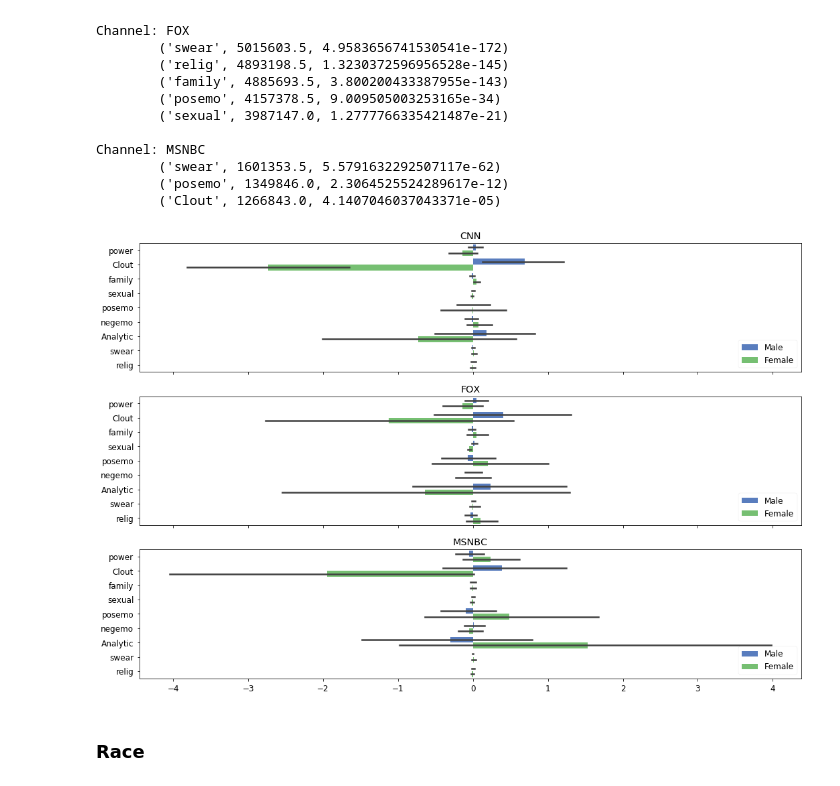
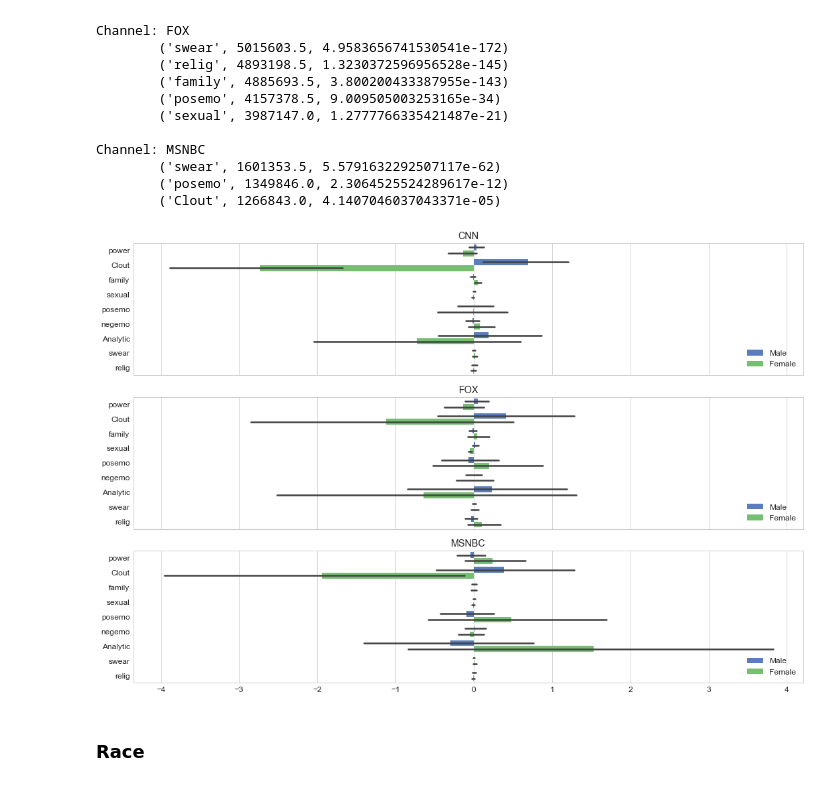
Before and after one commit to vrmpx/TV-news-Transcript-Extractor, a Jupyter notebook: analysis/LIWCAnalysis.ipynb, the cells around one changed output. Cells and saved outputs as stored; diff of their text form; code cells hidden in the pictures.

```diff
--- a/analysis/LIWCAnalysis.ipynb
+++ b/analysis/LIWCAnalysis.ipynb
@@ -14,6 +14,7 @@ from dunn import kw_dunn
 
 import matplotlib.pyplot as plt
 import seaborn as sns
+sns.set(rc={'figure.figsize':(15, 10)})
 
 import statsmodels.api as sm
 import statsmodels.formula.api as smf
@@ -185,31 +279,32 @@ Channel: MSNBC
         ('Clout', 1266843.0, 4.1407046037043371e-05)
 # %%
 sns.set_context('paper', font_scale = 1.5)
+sns.set_style("whitegrid")
 
 fig, ax = plt.subplots(3, sharex=True)
 
 for i, ch in enumerate(data.channel.unique()):
     ch_data = data[data['channel'] == ch].copy()
     for c in columns:
         model = smf.ols(f"{c} ~ show", data = ch_data).fit()
         resid_power = model.resid
         ch_data[c] = resid_power
 
     melt = ch_data.melt(id_vars=['gender'], value_vars=columns)
     melt.loc[melt['gender'] == 0, 'gender'] = 'Male'
     melt.loc[melt['gender'] == 1, 'gender'] = 'Female'
     sns.barplot(x = 'value', y = 'variable', hue = 'gender', data = melt, palette='muted', ax = ax[i])
     ax[i].set_xlabel("")
     ax[i].set_title(ch)
     ax[i].set_ylabel("")
     ax[i].legend(loc='lower right')
 
 
 plt.tight_layout()
 # plt.savefig("liwc_graph_1_500.eps", bbox_inches='tight', dpi=500)
 plt.show()
 # %% [output]
-[figure, old version]
+[figure, new version]
 # %% [markdown]
 ### Race
 # %%
```
Also changed, not shown: parts of 19 cells of this notebook.
